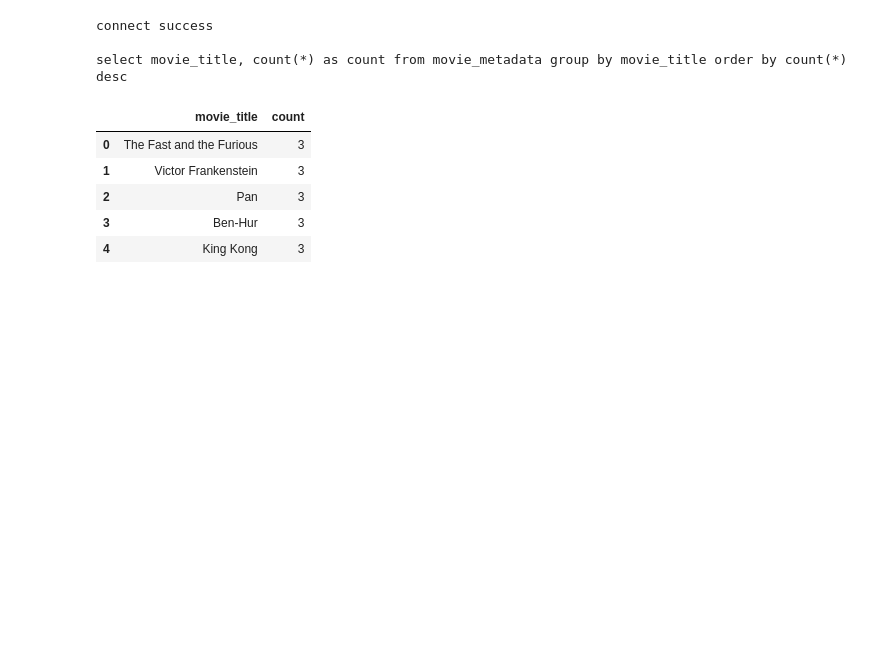
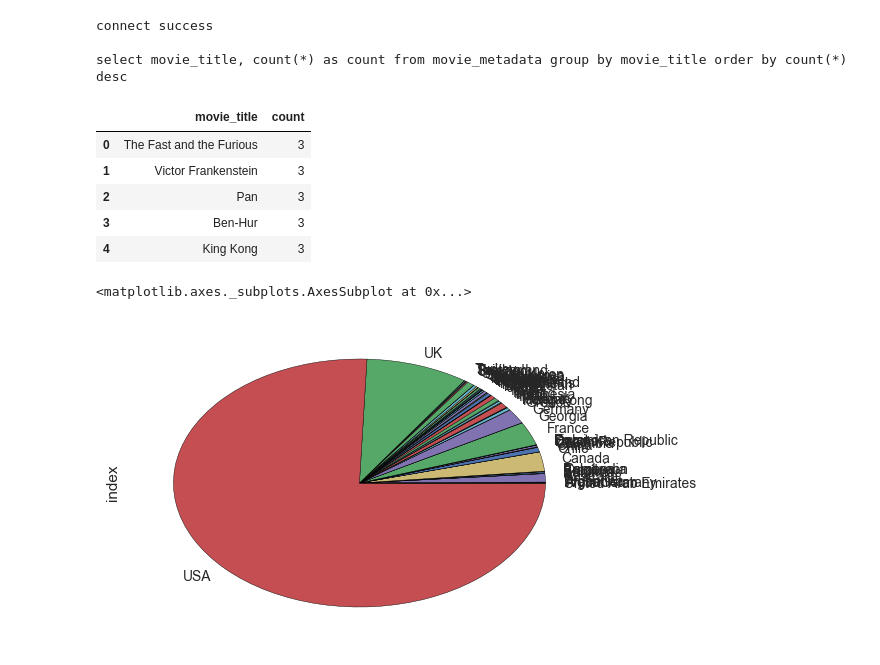
Before and after one commit to yennanliu/analysis, a Jupyter notebook: imdb_5000_movie_analysis.ipynb, the cells around one changed output. Cells and saved outputs as stored; diff of their text form; code cells hidden in the pictures; blank space fills up the shorter version.

```diff
--- a/imdb_5000_movie_analysis.ipynb
+++ b/imdb_5000_movie_analysis.ipynb
@@ -124,3 +124,8 @@ movie_count.head()
 | 2 | Pan | 3 |
 | 3 | Ben-Hur | 3 |
 | 4 | King Kong | 3 |
+# %%
+(df.groupby('country').count()['index']).plot.pie()
+# %% [output]
+<matplotlib.axes._subplots.AxesSubplot at 0x...>
+[figure, added]
```
Also changed, not shown: parts of 5 cells of this notebook.
